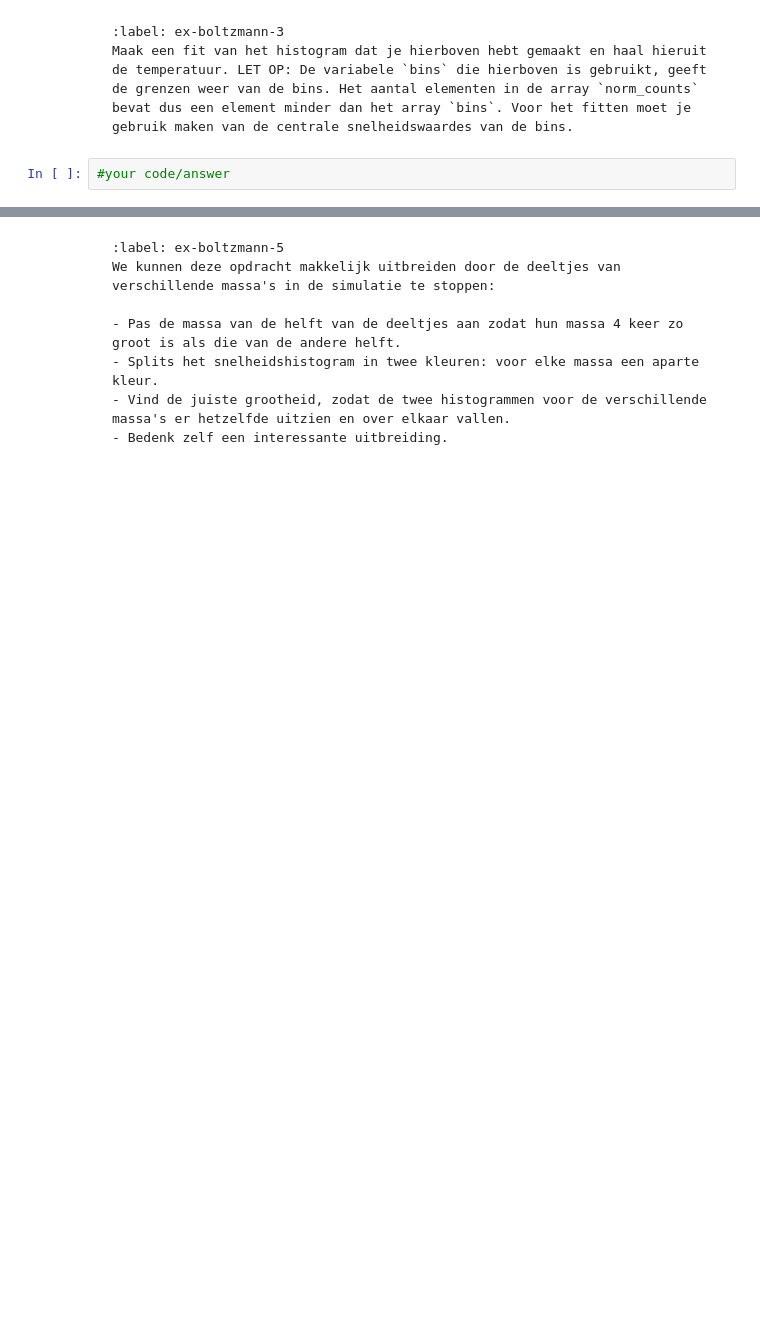
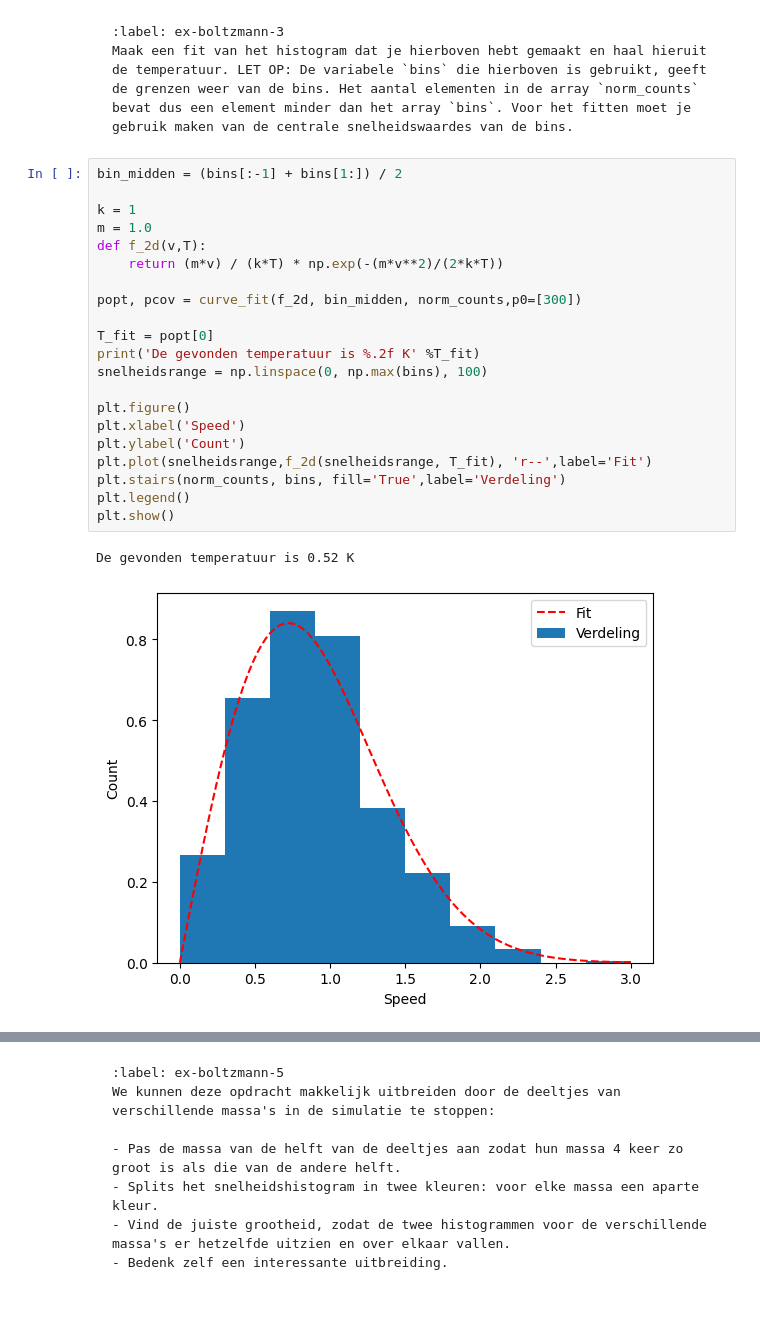
Before and after one commit to Timomloo/tim-george-2, a Jupyter notebook: Content/PySim/6_boltzmann.ipynb, the cells around one changed output, grey strips where cells are left out. Cells and saved outputs as stored; diff of their text form; blank space fills up the shorter version.

````diff
--- a/Content/PySim/6_boltzmann.ipynb
+++ b/Content/PySim/6_boltzmann.ipynb
@@ -307,7 +335,29 @@ $$
 Maak een fit van het histogram dat je hierboven hebt gemaakt en haal hieruit de temperatuur. LET OP: De variabele `bins` die hierboven is gebruikt, geeft de grenzen weer van de bins. Het aantal elementen in de array `norm_counts` bevat dus een element minder dan het array `bins`. Voor het fitten moet je gebruik maken van de centrale snelheidswaardes van de bins.
 ```
 # %%
-#your code/answer
+bin_midden = (bins[:-1] + bins[1:]) / 2
+
+k = 1
+m = 1.0
+def f_2d(v,T):
+    return (m*v) / (k*T) * np.exp(-(m*v**2)/(2*k*T))
+
+popt, pcov = curve_fit(f_2d, bin_midden, norm_counts,p0=[300])
+
+T_fit = popt[0]
+print('De gevonden temperatuur is %.2f K' %T_fit)
+snelheidsrange = np.linspace(0, np.max(bins), 100)
+
+plt.figure()
+plt.xlabel('Speed')
+plt.ylabel('Count')
+plt.plot(snelheidsrange,f_2d(snelheidsrange, T_fit), 'r--',label='Fit')
+plt.stairs(norm_counts, bins, fill='True',label='Verdeling')
+plt.legend()
+plt.show()
+# %% [output]
+De gevonden temperatuur is 0.52 K
+[figure, added]
 # %% [markdown]
 ```{exercise}
 :label: ex-boltzmann-4
````
Also changed, not shown: parts of 7 cells of this notebook.
